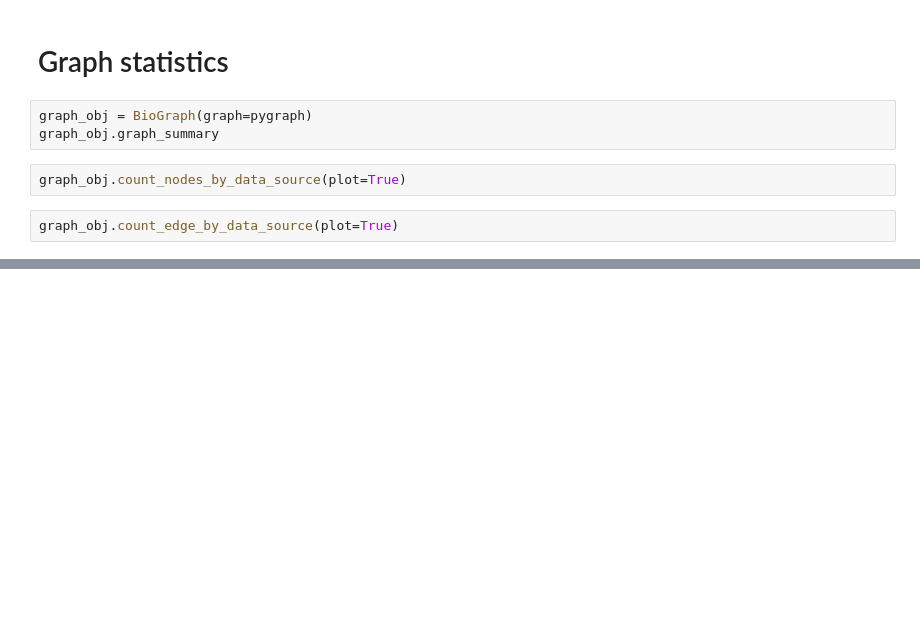
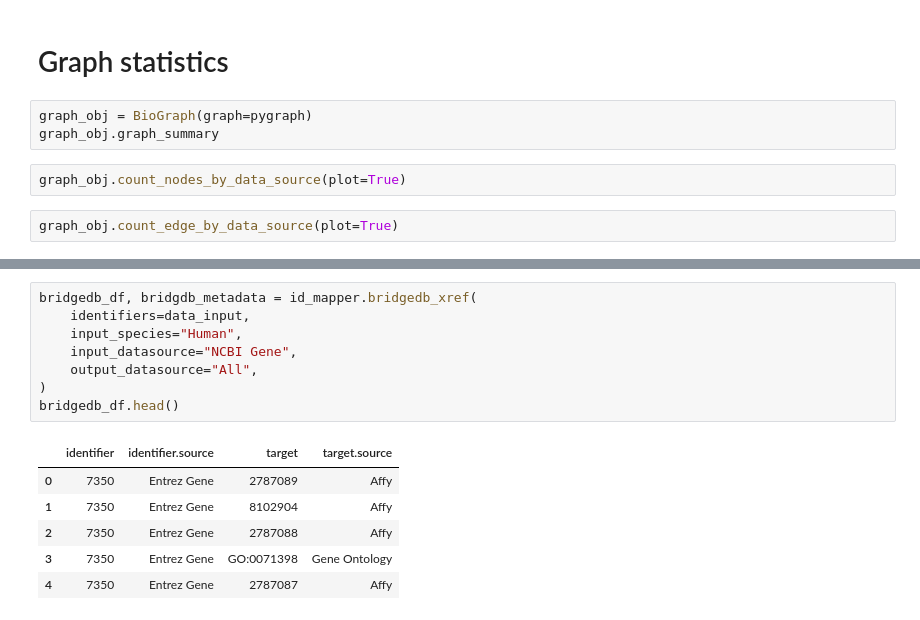
Before and after one commit to BioDataFuse/pyBiodatafuse, a Jupyter notebook: examples/02_metabolite_to_graph.ipynb, the cells around one changed output, grey strips where cells are left out. Drawn from its saved outputs; the diff is of its cells as text; blank space fills up the shorter version.

```diff
--- a/examples/02_metabolite_to_graph.ipynb
+++ b/examples/02_metabolite_to_graph.ipynb
@@ -128,0 +210,15 @@ graph_obj.count_edge_by_data_source(plot=True)
+# %%
+bridgedb_df, bridgdb_metadata = id_mapper.bridgedb_xref(
+    identifiers=data_input,
+    input_species="Human",
+    input_datasource="NCBI Gene",
+    output_datasource="All",
+)
+bridgedb_df.head()
+# %% [output]
+|  | identifier | identifier.source | target | target.source |
+| 0 | 7350 | Entrez Gene | 2787089 | Affy |
+| 1 | 7350 | Entrez Gene | 8102904 | Affy |
+| 2 | 7350 | Entrez Gene | 2787088 | Affy |
+| 3 | 7350 | Entrez Gene | GO:0071398 | Gene Ontology |
+| 4 | 7350 | Entrez Gene | 2787087 | Affy |
```
Also changed, not shown: parts of 18 cells of this notebook.
